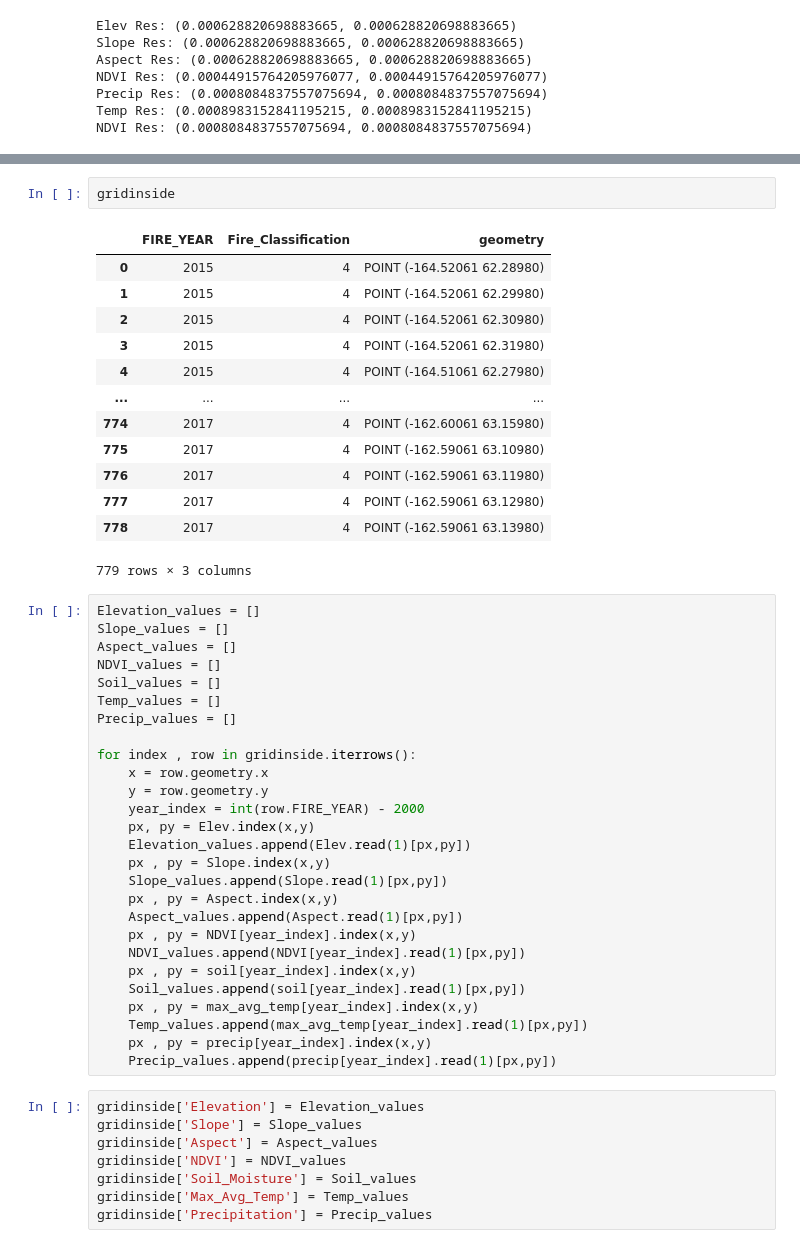
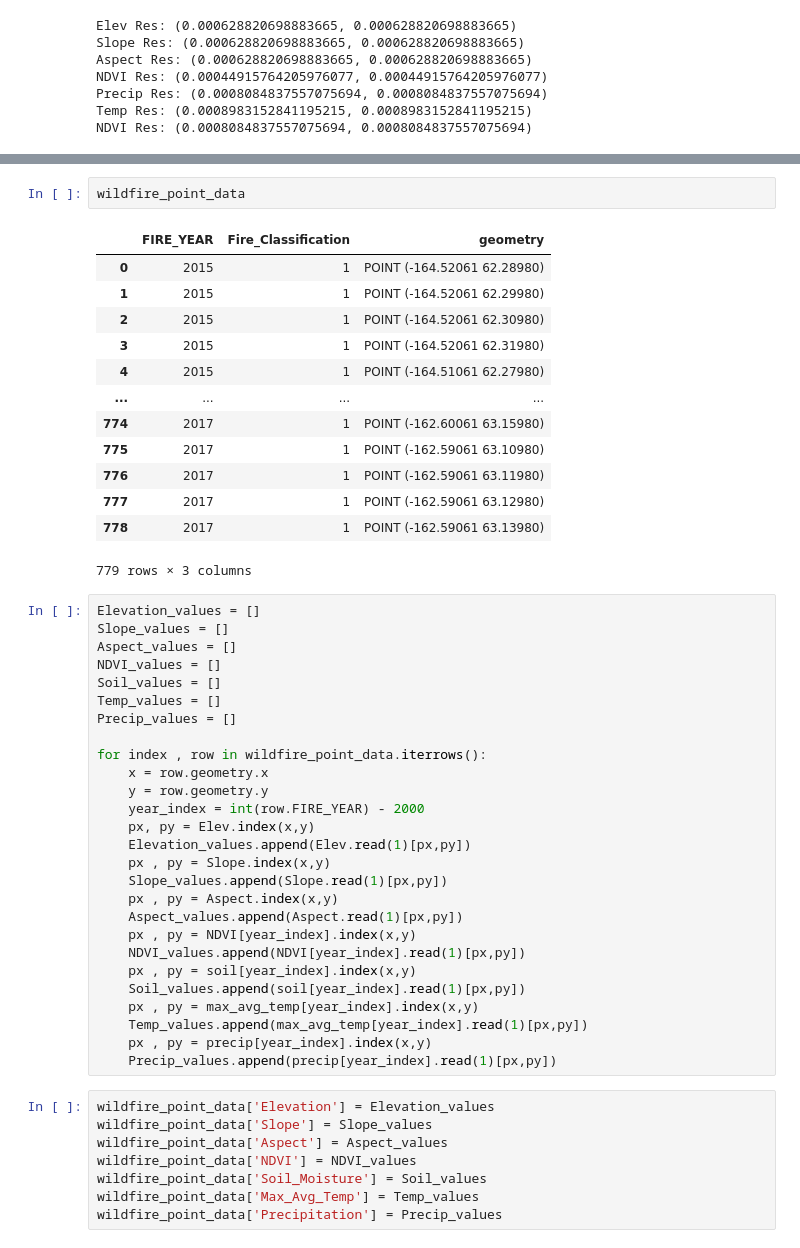
Before and after one commit to cmanna75/wildfire_susceptibility, a Jupyter notebook: Wildfire_Susceptibility.ipynb, the cells around one changed output, grey strips where cells are left out. Cells and saved outputs as stored; diff of their text form.

```diff
--- a/Wildfire_Susceptibility.ipynb
+++ b/Wildfire_Susceptibility.ipynb
@@ -529,22 +313,22 @@ gridinside.plot(ax=ax, color = 'g', markersize = .1)
 # %% [output]
 <Axes: >
 [figure]
-# %%
-gridinside
-# %% [output]
-|  | FIRE_YEAR | Fire_Classification | geometry |
-| 0 | 2015 | 4 | POINT (-164.52061 62.28980) |
-| 1 | 2015 | 4 | POINT (-164.52061 62.29980) |
-| 2 | 2015 | 4 | POINT (-164.52061 62.30980) |
-| 3 | 2015 | 4 | POINT (-164.52061 62.31980) |
-| 4 | 2015 | 4 | POINT (-164.51061 62.27980) |
-| ... | ... | ... | ... |
-| 774 | 2017 | 4 | POINT (-162.60061 63.15980) |
-| 775 | 2017 | 4 | POINT (-162.59061 63.10980) |
-| 776 | 2017 | 4 | POINT (-162.59061 63.11980) |
-| 777 | 2017 | 4 | POINT (-162.59061 63.12980) |
-| 778 | 2017 | 4 | POINT (-162.59061 63.13980) |
-779 rows × 3 columns
+# %%
+wildfire_point_data
+# %% [output]
+|  | FIRE_YEAR | Fire_Classification | geometry |
+| 0 | 2015 | 1 | POINT (-164.52061 62.28980) |
+| 1 | 2015 | 1 | POINT (-164.52061 62.29980) |
+| 2 | 2015 | 1 | POINT (-164.52061 62.30980) |
+| 3 | 2015 | 1 | POINT (-164.52061 62.31980) |
+| 4 | 2015 | 1 | POINT (-164.51061 62.27980) |
+| ... | ... | ... | ... |
+| 774 | 2017 | 1 | POINT (-162.60061 63.15980) |
+| 775 | 2017 | 1 | POINT (-162.59061 63.10980) |
+| 776 | 2017 | 1 | POINT (-162.59061 63.11980) |
+| 777 | 2017 | 1 | POINT (-162.59061 63.12980) |
+| 778 | 2017 | 1 | POINT (-162.59061 63.13980) |
+779 rows × 3 columns
 # %%
 Elevation_values = []
 Slope_values = []
@@ -554,7 +338,7 @@ Soil_values = []
 Temp_values = []
 Precip_values = []
 
-for index , row in gridinside.iterrows():
+for index , row in wildfire_point_data.iterrows():
     x = row.geometry.x
     y = row.geometry.y
     year_index = int(row.FIRE_YEAR) - 2000
@@ -573,10 +357,10 @@ for index , row in gridinside.iterrows():
     px , py = precip[year_index].index(x,y)
     Precip_values.append(precip[year_index].read(1)[px,py])
 # %%
-gridinside['Elevation'] = Elevation_values
-gridinside['Slope'] = Slope_values
-gridinside['Aspect'] = Aspect_values
-gridinside['NDVI'] = NDVI_values
-gridinside['Soil_Moisture'] = Soil_values
-gridinside['Max_Avg_Temp'] = Temp_values
-gridinside['Precipitation'] = Precip_values
+wildfire_point_data['Elevation'] = Elevation_values
+wildfire_point_data['Slope'] = Slope_values
+wildfire_point_data['Aspect'] = Aspect_values
+wildfire_point_data['NDVI'] = NDVI_values
+wildfire_point_data['Soil_Moisture'] = Soil_values
+wildfire_point_data['Max_Avg_Temp'] = Temp_values
+wildfire_point_data['Precipitation'] = Precip_values
```
Also changed, not shown: parts of 37 cells of this notebook.
